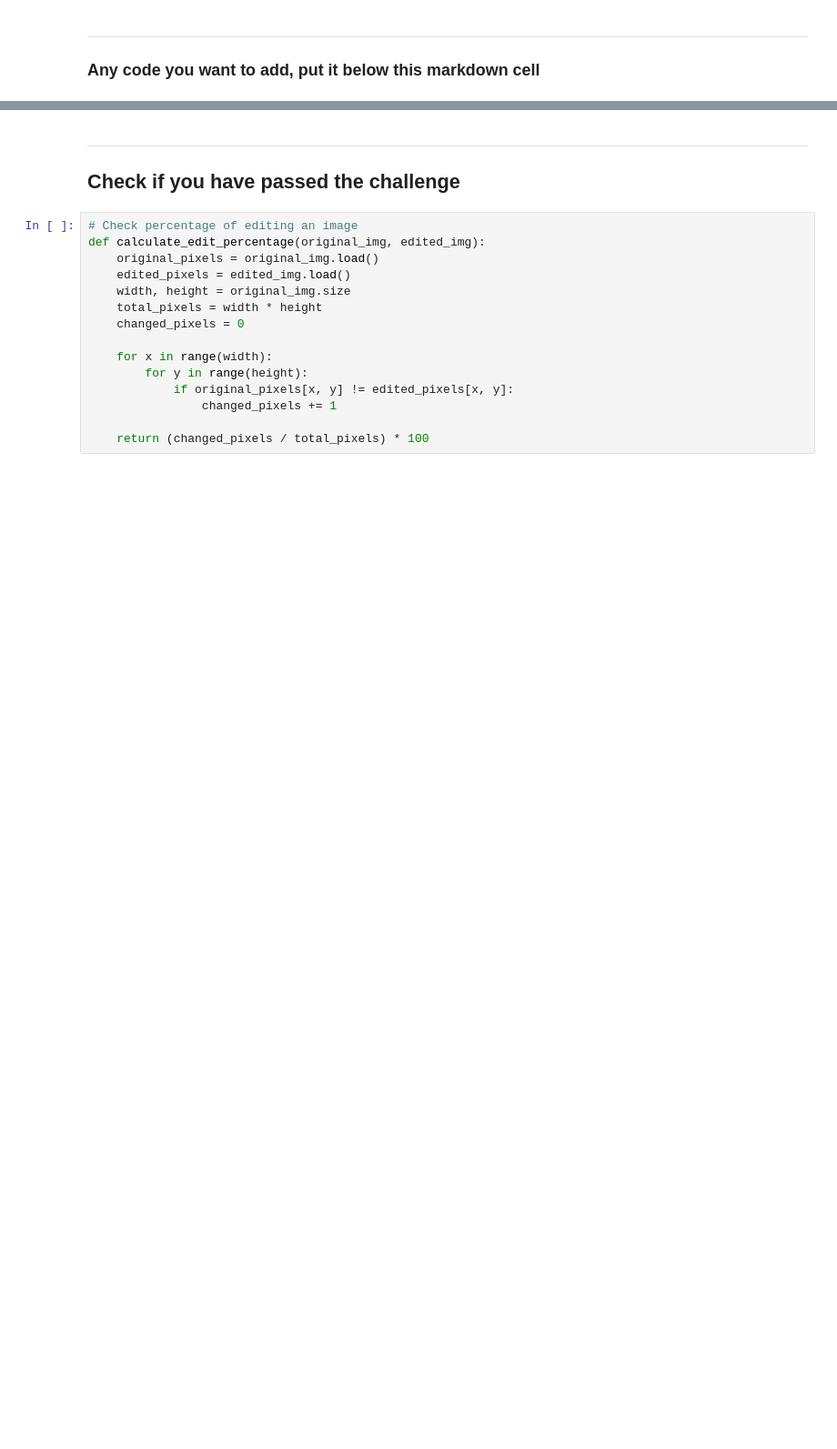
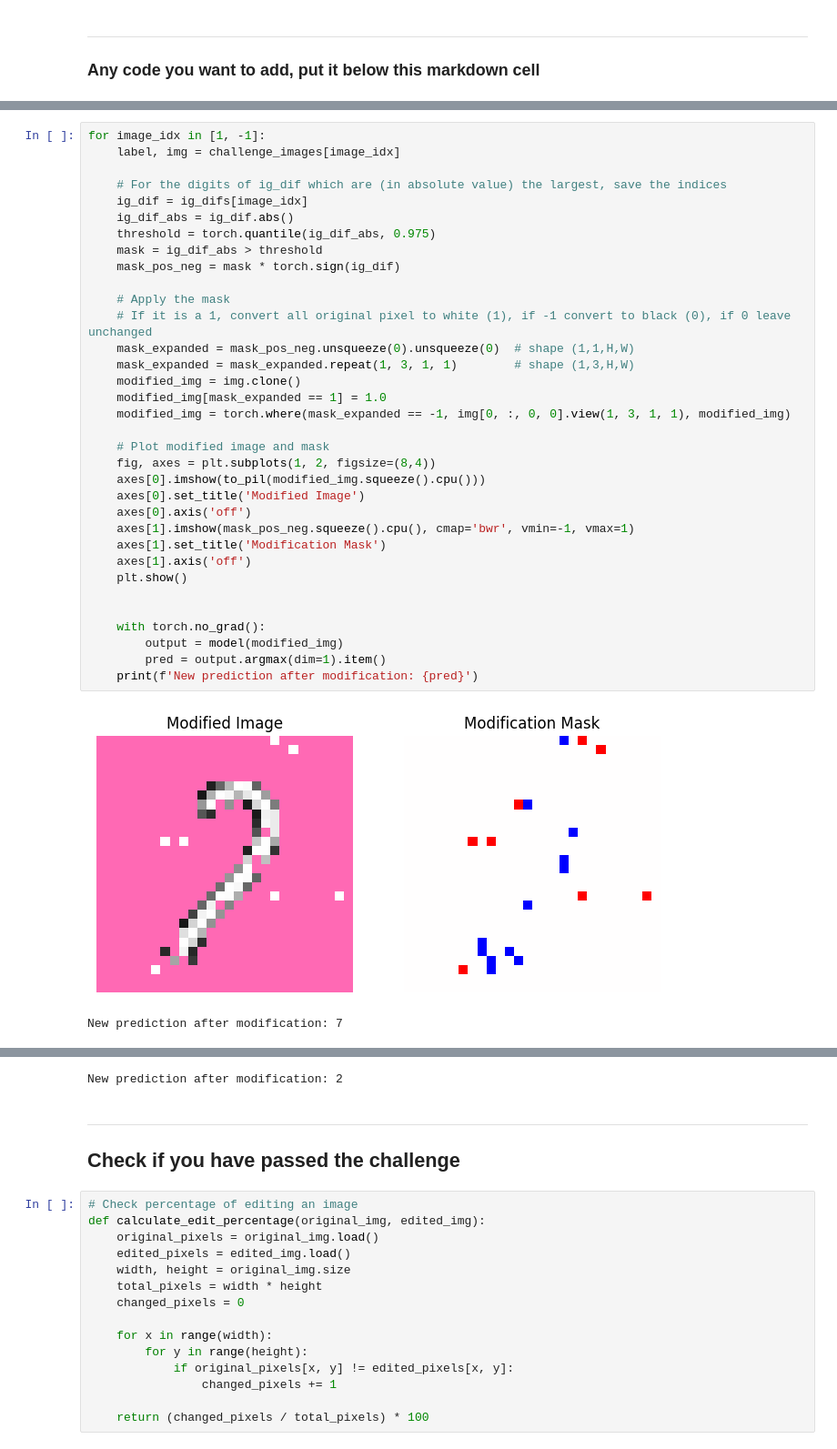
Before and after one commit to ICAI-IMAT-XAI/p2-computer-vision-nachoyadri, a Jupyter notebook: notebook/challenge.ipynb, the cells around one changed output, grey strips where cells are left out. Shown at 91% size. Drawn from its saved outputs; the diff is of its cells as text; blank space fills up the shorter version.

```diff
--- a/notebook/challenge.ipynb
+++ b/notebook/challenge.ipynb
@@ -74,0 +148,37 @@ plt.show()
+# %%
+for image_idx in [1, -1]:
+    label, img = challenge_images[image_idx]
+
+    # For the digits of ig_dif which are (in absolute value) the largest, save the indices
+    ig_dif = ig_difs[image_idx]
+    ig_dif_abs = ig_dif.abs()
+    threshold = torch.quantile(ig_dif_abs, 0.975)
+    mask = ig_dif_abs > threshold
+    mask_pos_neg = mask * torch.sign(ig_dif)
+
+    # Apply the mask
+    # If it is a 1, convert all original pixel to white (1), if -1 convert to black (0), if 0 leave unchanged
+    mask_expanded = mask_pos_neg.unsqueeze(0).unsqueeze(0)  # shape (1,1,H,W)
+    mask_expanded = mask_expanded.repeat(1, 3, 1, 1)        # shape (1,3,H,W)
+    modified_img = img.clone()
+    modified_img[mask_expanded == 1] = 1.0
+    modified_img = torch.where(mask_expanded == -1, img[0, :, 0, 0].view(1, 3, 1, 1), modified_img)
+
+    # Plot modified image and mask
+    fig, axes = plt.subplots(1, 2, figsize=(8,4))
+    axes[0].imshow(to_pil(modified_img.squeeze().cpu()))
+    axes[0].set_title('Modified Image')
+    axes[0].axis('off')
+    axes[1].imshow(mask_pos_neg.squeeze().cpu(), cmap='bwr', vmin=-1, vmax=1)
+    axes[1].set_title('Modification Mask')
+    axes[1].axis('off')
+    plt.show()
+
+
+    with torch.no_grad():
+        output = model(modified_img)
+        pred = output.argmax(dim=1).item()
+    print(f'New prediction after modification: {pred}')
+# %% [output]
+[figure, added]
+New prediction after modification: 7
@@ -75,3 +186,4 @@ plt.show()
+New prediction after modification: 2
 # %% [markdown]
 ---
 ## Check if you have passed the challenge
```
Also changed, not shown: parts of 9 cells of this notebook, 2 other files.
